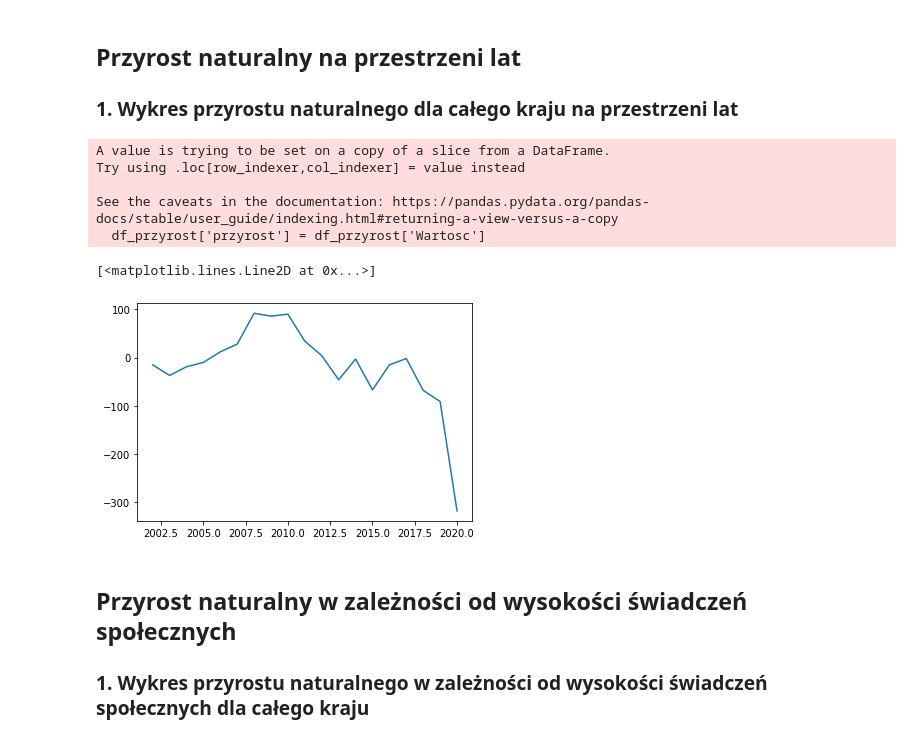
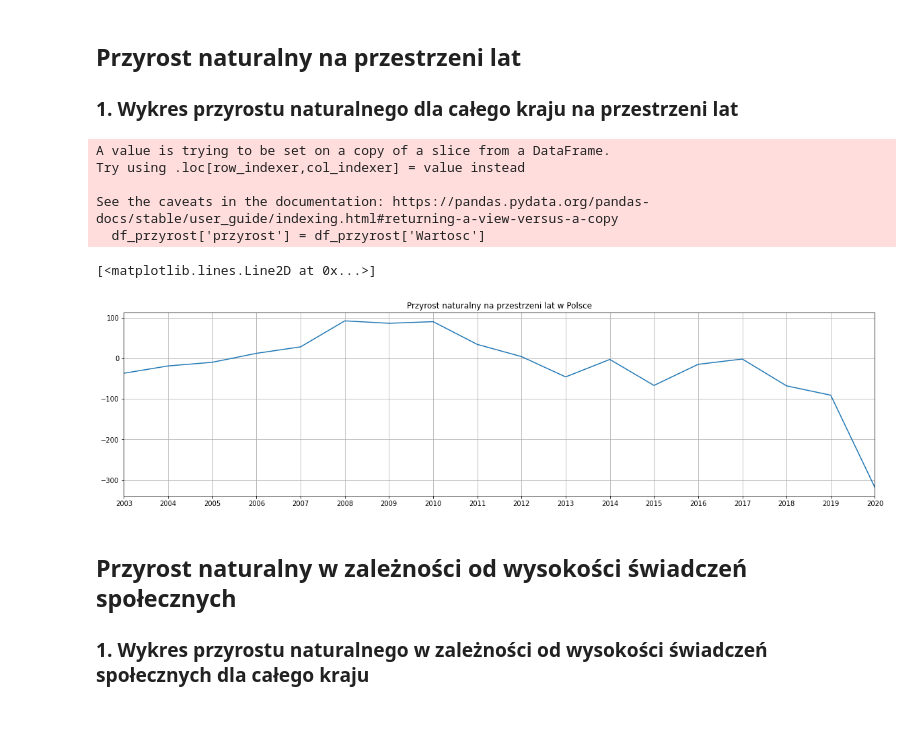
Before and after one commit to pjatk-boys/Projekt_EWD, a Jupyter notebook: notebooks/programy_socjalne.ipynb, the cells around one changed output. Drawn from its saved outputs; the diff is of its cells as text; code cells hidden in the pictures.

```diff
--- a/notebooks/programy_socjalne.ipynb
+++ b/notebooks/programy_socjalne.ipynb
@@ -32,18 +37,22 @@ See the caveats in the documentation: https://pandas.pydata.org/pandas-docs/stab
 # %%
 df_przyrost = df_gminy[(df_gminy.Zmienna == "przyrost naturalny na 1000 ludności") & (df_gminy.Nazwa == "POLSKA")]
 df_przyrost['przyrost'] = df_przyrost['Wartosc']
 df_przyrost = df_przyrost[['Rok', 'przyrost']]
 
-plt.figure()
+plt.figure(figsize=(20,5))
+plt.xticks(df_social['Rok'])
+plt.xlim(2003,2020)
+plt.grid(True)
+plt.title('Przyrost naturalny na przestrzeni lat w Polsce')
 plt.plot(df_przyrost['Rok'], df_przyrost['przyrost'])
 # %% [output]
 A value is trying to be set on a copy of a slice from a DataFrame.
 Try using .loc[row_indexer,col_indexer] = value instead
 
 See the caveats in the documentation: https://pandas.pydata.org/pandas-docs/stable/user_guide/indexing.html#returning-a-view-versus-a-copy
   df_przyrost['przyrost'] = df_przyrost['Wartosc']
 [<matplotlib.lines.Line2D at 0x...>]
-[figure, old version]
+[figure, new version]
 # %% [markdown]
 ## Przyrost naturalny w zależności od wysokości świadczeń społecznych
 ### 1. Wykres przyrostu naturalnego w zależności od wysokości świadczeń społecznych dla całego kraju
```
Also changed, not shown: parts of 4 cells of this notebook, 2 other files.
